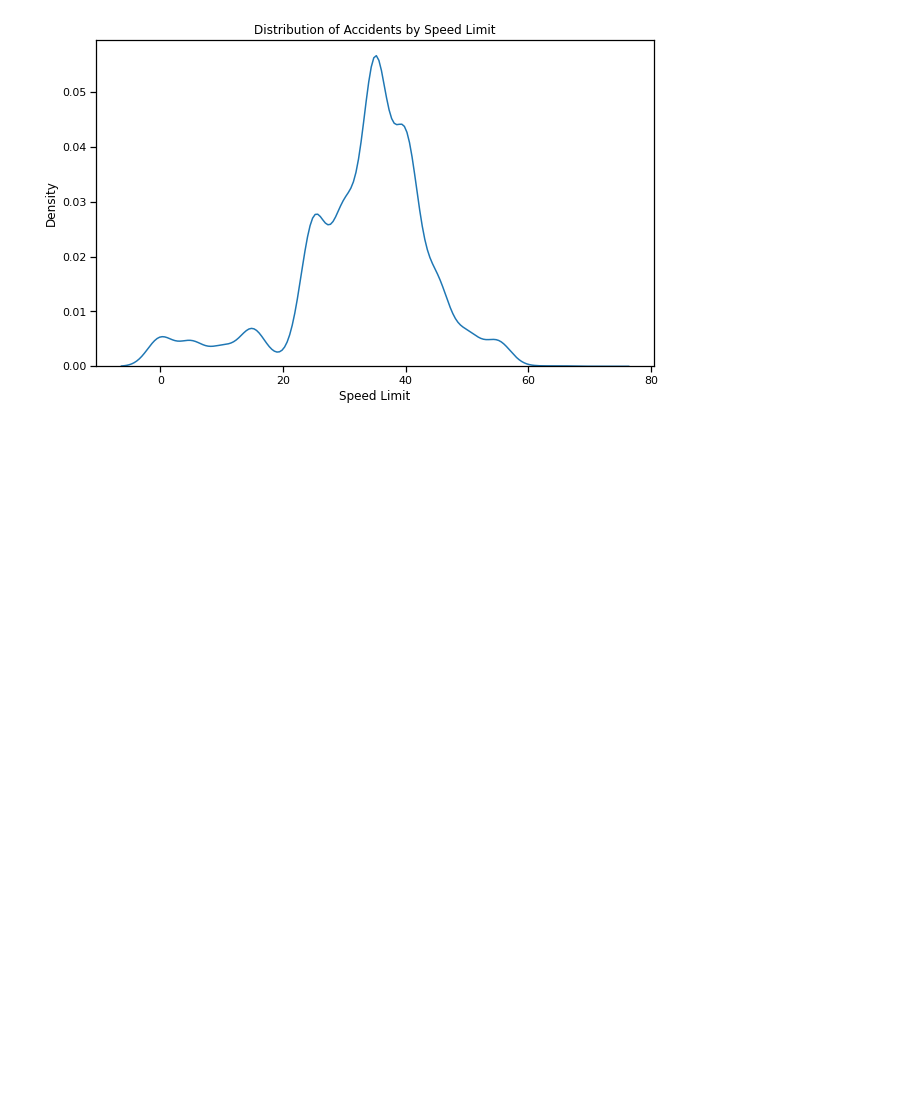
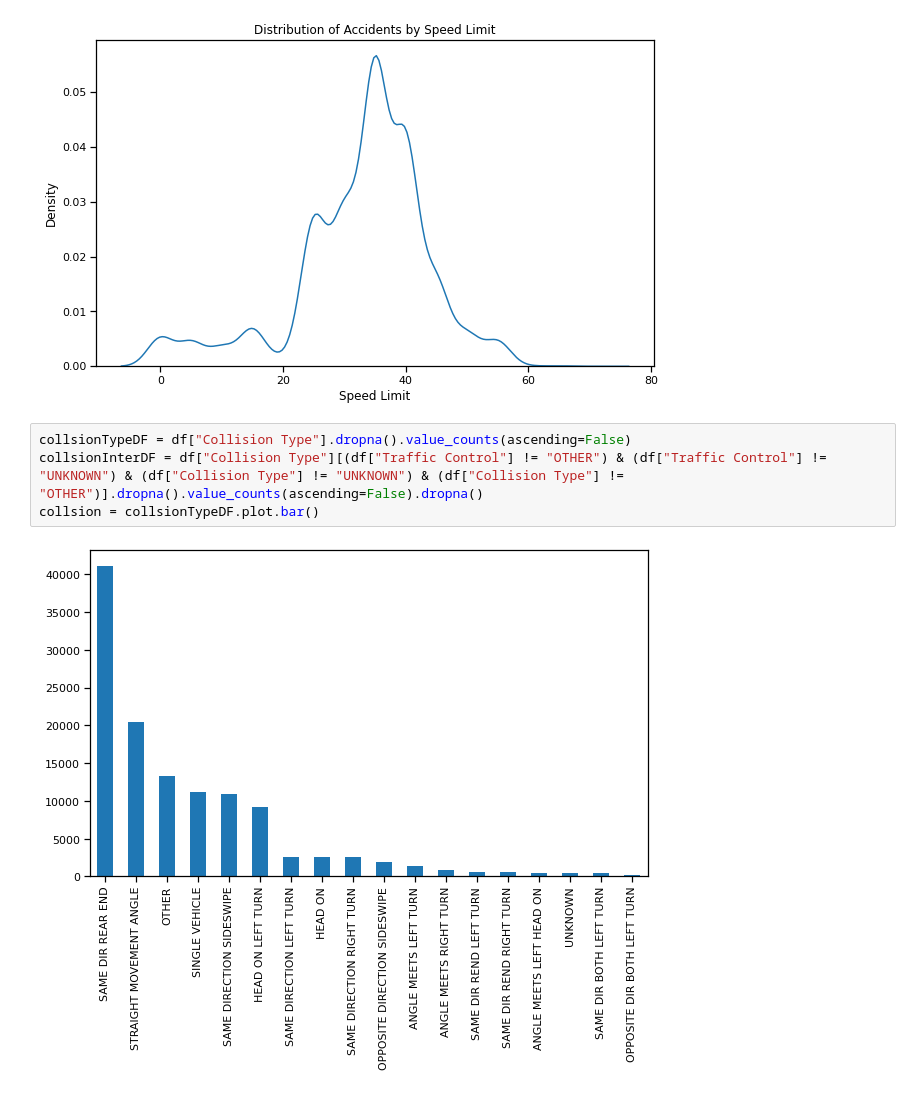
Before and after one commit to ikehirzel/cst383-project1, a Jupyter notebook: project_1.ipynb, the cells around one changed output. Cells and saved outputs as stored; diff of their text form; blank space fills up the shorter version.

Commit message:
Added Collison Control Data

```diff
--- a/project_1.ipynb
+++ b/project_1.ipynb
@@ -60,3 +60,9 @@ plt.title("Distribution of Accidents by Speed Limit")
 # %% [output]
 Text(0.5, 1.0, 'Distribution of Accidents by Speed Limit')
 [figure]
+# %%
+collsionTypeDF = df["Collision Type"].dropna().value_counts(ascending=False)
+collsionInterDF = df["Collision Type"][(df["Traffic Control"] != "OTHER") & (df["Traffic Control"] != "UNKNOWN") & (df["Collision Type"] != "UNKNOWN") & (df["Collision Type"] != "OTHER")].dropna().value_counts(ascending=False).dropna()
+collsion = collsionTypeDF.plot.bar()
+# %% [output]
+[figure, added]
```
Also changed, not shown: parts of 1 cell of this notebook.
